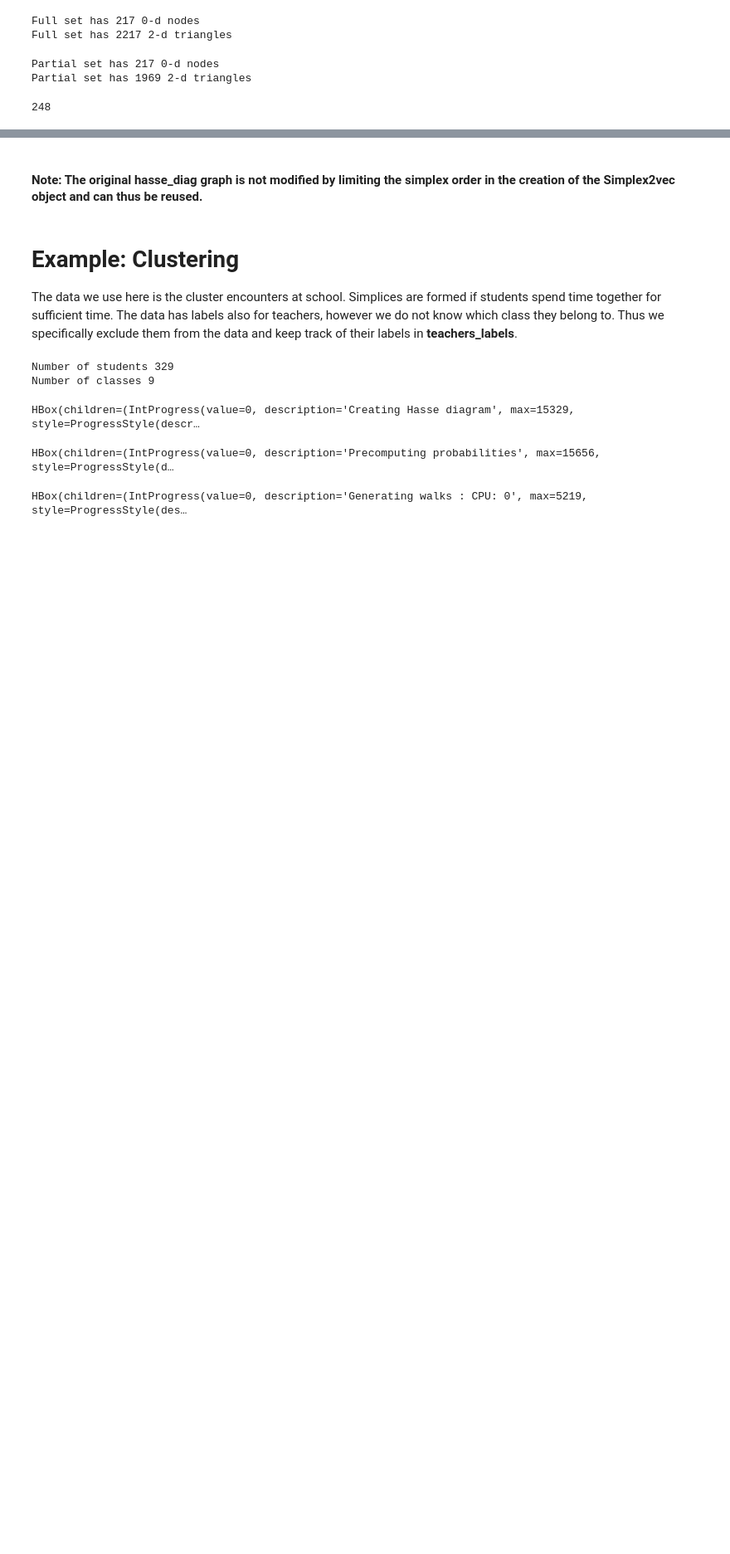
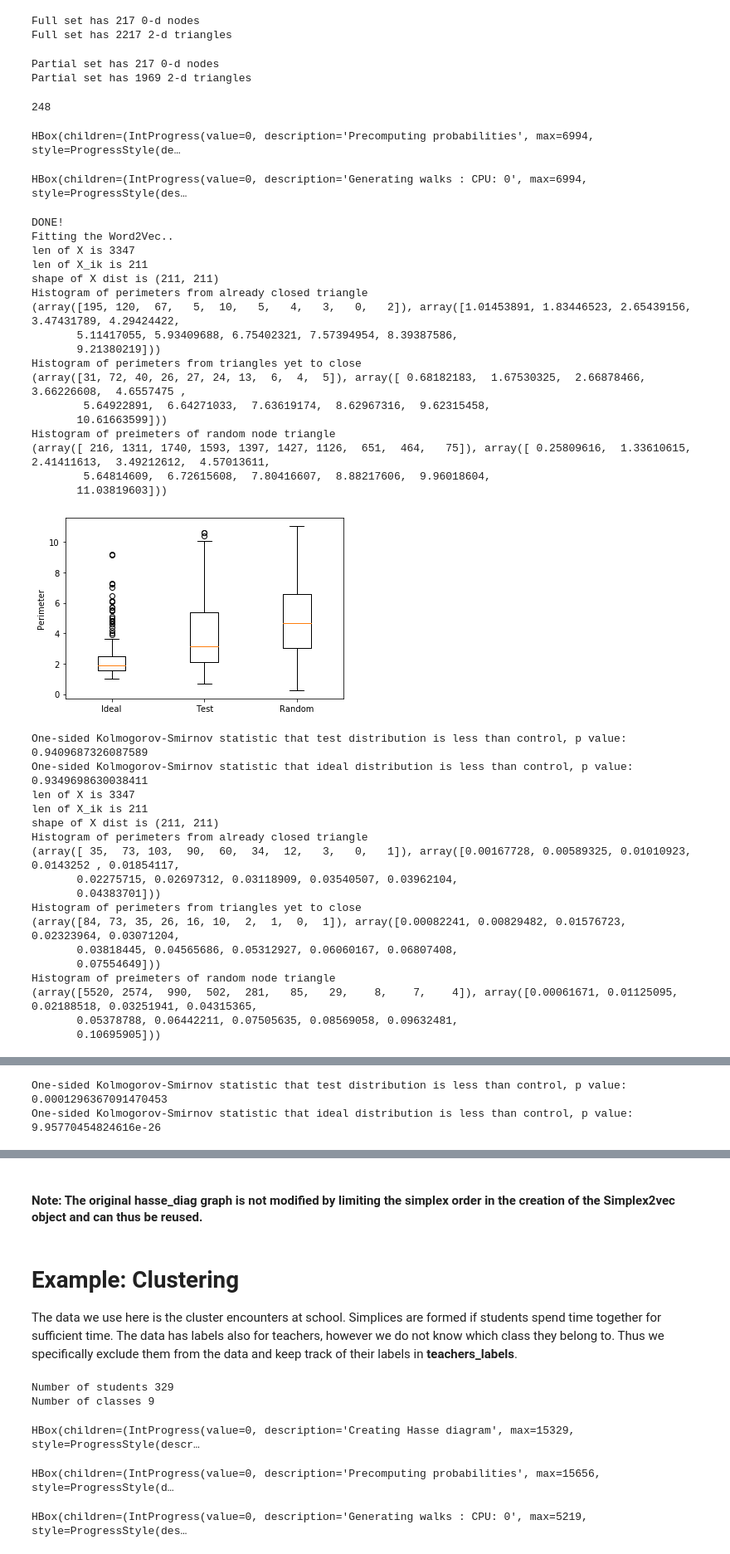
Before and after one commit to lordgrilo/Simplex2Vec, a Jupyter notebook: S2V_USAGE.ipynb, the cells around one changed output, grey strips where cells are left out. Shown at 83% size. Drawn from its saved outputs; the diff is of its cells as text; code cells hidden in the pictures; blank space fills up the shorter version.

```diff
--- a/S2V_USAGE.ipynb
+++ b/S2V_USAGE.ipynb
@@ -148,3 +165,48 @@ for f in fullSetTriangles:
 print(len(testSet))
 # %% [output]
 248
+# %%
+s2v = Simplex2Vec.from_hasse_diagram(g_hasse_head, n_walks=1, walk_length=10, hasse_max_order=None)
+
+model = s2v.fit()
+
+check_prediction(s2v,testSet,metric='euclidean')
+check_prediction(s2v,testSet,metric='cosine')
+# %% [output]
+HBox(children=(IntProgress(value=0, description='Precomputing probabilities', max=6994, style=ProgressStyle(de…
+HBox(children=(IntProgress(value=0, description='Generating walks : CPU: 0', max=6994, style=ProgressStyle(des…
+DONE!
+Fitting the Word2Vec..
+len of X is 3347
+len of X_ik is 211
+shape of X dist is (211, 211)
+Histogram of perimeters from already closed triangle
+(array([195, 120,  67,   5,  10,   5,   4,   3,   0,   2]), array([1.01453891, 1.83446523, 2.65439156, 3.47431789, 4.29424422,
+       5.11417055, 5.93409688, 6.75402321, 7.57394954, 8.39387586,
+       9.21380219]))
+Histogram of perimeters from triangles yet to close
+(array([31, 72, 40, 26, 27, 24, 13,  6,  4,  5]), array([ 0.68182183,  1.67530325,  2.66878466,  3.66226608,  4.6557475 ,
+        5.64922891,  6.64271033,  7.63619174,  8.62967316,  9.62315458,
+       10.61663599]))
+Histogram of preimeters of random node triangle
+(array([ 216, 1311, 1740, 1593, 1397, 1427, 1126,  651,  464,   75]), array([ 0.25809616,  1.33610615,  2.41411613,  3.49212612,  4.57013611,
+        5.64814609,  6.72615608,  7.80416607,  8.88217606,  9.96018604,
+       11.03819603]))
+[figure, added]
+One-sided Kolmogorov-Smirnov statistic that test distribution is less than control, p value: 0.9409687326087589
+One-sided Kolmogorov-Smirnov statistic that ideal distribution is less than control, p value: 0.9349698630038411
+len of X is 3347
+len of X_ik is 211
+shape of X dist is (211, 211)
+Histogram of perimeters from already closed triangle
+(array([ 35,  73, 103,  90,  60,  34,  12,   3,   0,   1]), array([0.00167728, 0.00589325, 0.01010923, 0.0143252 , 0.01854117,
+       0.02275715, 0.02697312, 0.03118909, 0.03540507, 0.03962104,
+       0.04383701]))
+Histogram of perimeters from triangles yet to close
+(array([84, 73, 35, 26, 16, 10,  2,  1,  0,  1]), array([0.00082241, 0.00829482, 0.01576723, 0.02323964, 0.03071204,
+       0.03818445, 0.04565686, 0.05312927, 0.06060167, 0.06807408,
+       0.07554649]))
+Histogram of preimeters of random node triangle
+(array([5520, 2574,  990,  502,  281,   85,   29,    8,    7,    4]), array([0.00061671, 0.01125095, 0.02188518, 0.03251941, 0.04315365,
+       0.05378788, 0.06442211, 0.07505635, 0.08569058, 0.09632481,
+       0.10695905]))
@@ -150,0 +214,2 @@ print(len(testSet))
+One-sided Kolmogorov-Smirnov statistic that test distribution is less than control, p value: 0.0001296367091470453
+One-sided Kolmogorov-Smirnov statistic that ideal distribution is less than control, p value: 9.95770454824616e-26
```
Also changed, not shown: parts of 10 cells of this notebook.
